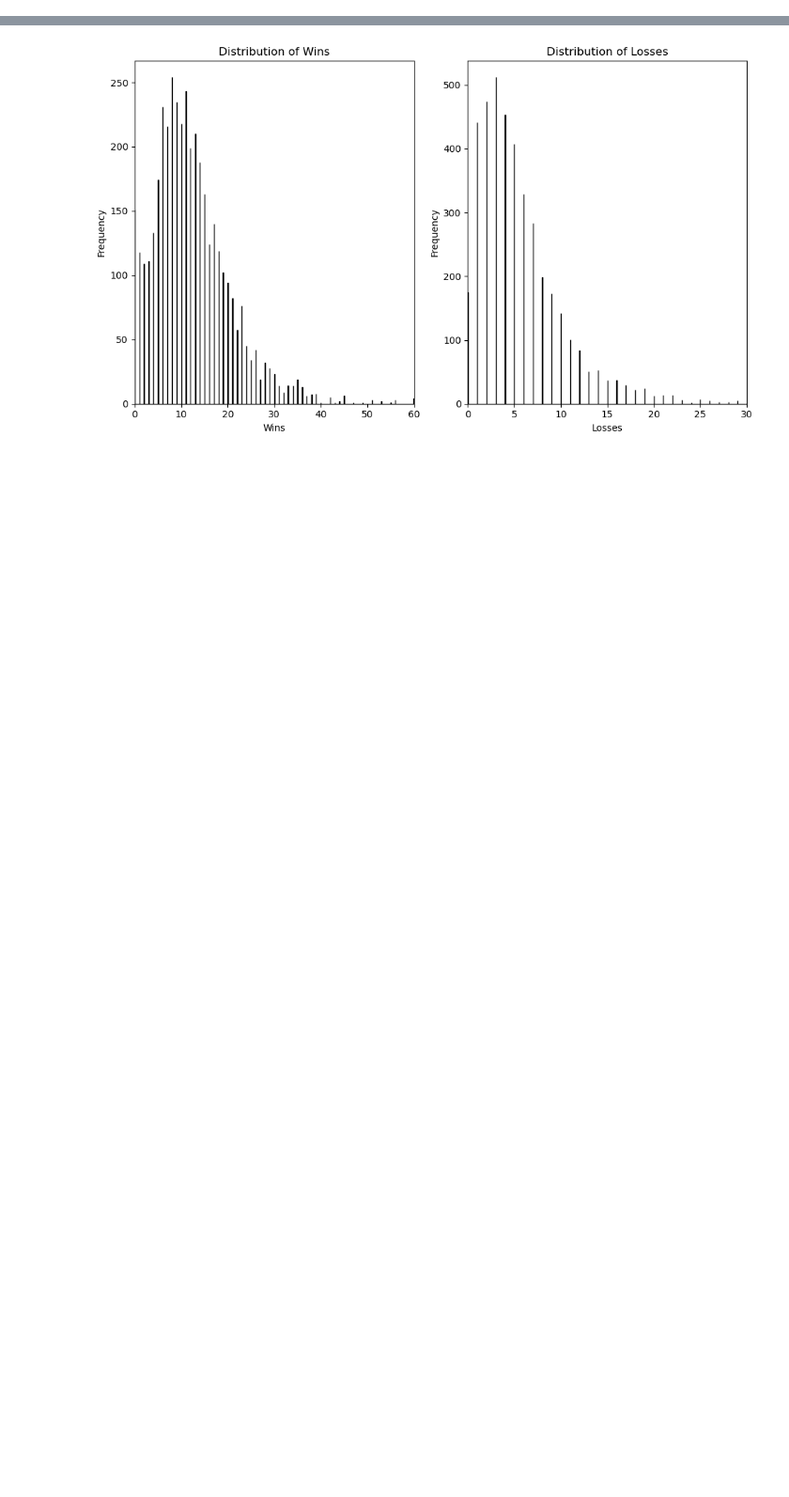
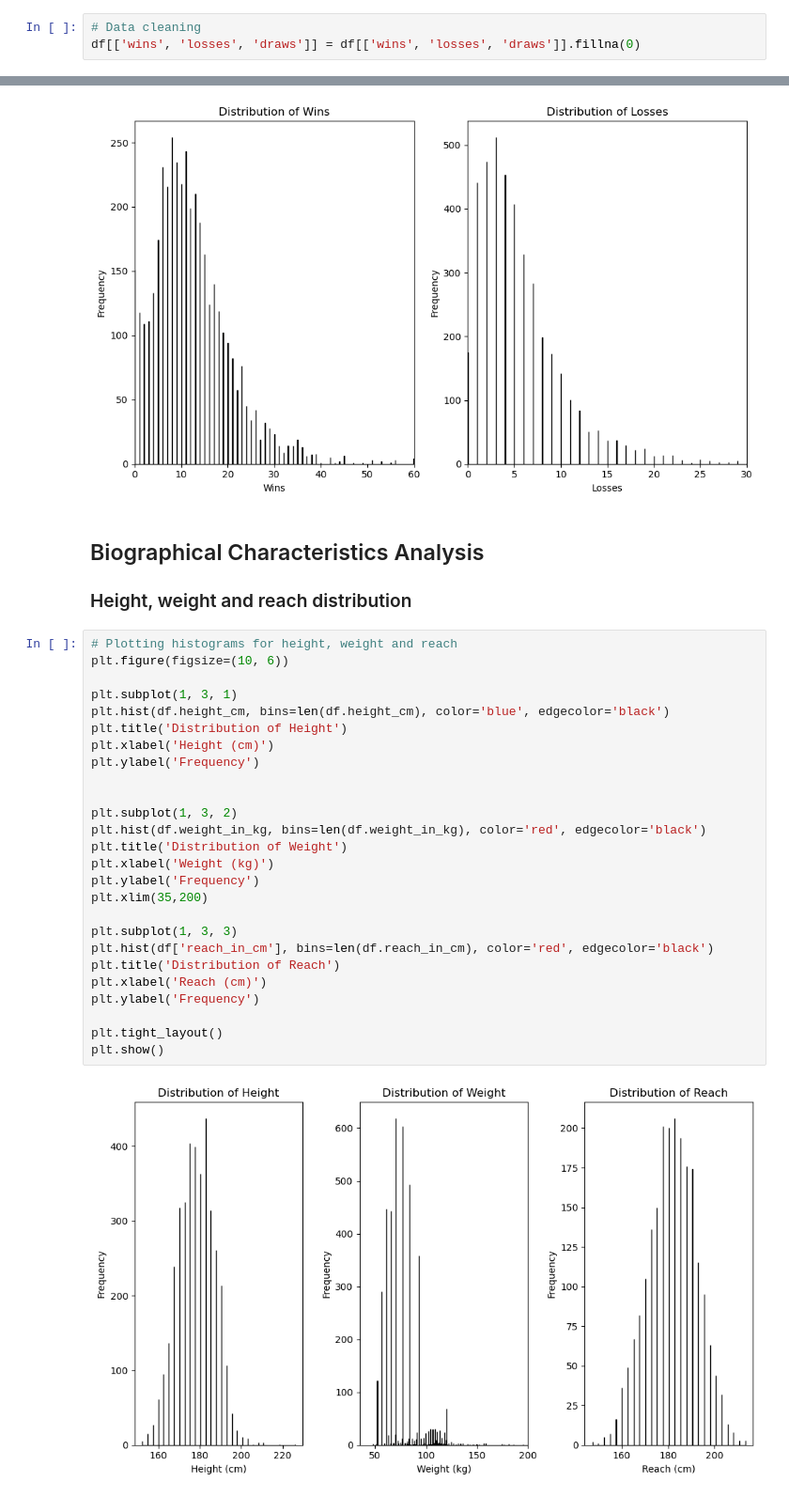
Before and after one commit to lenifilgueira/UFC-Fighters-Analysis, a Jupyter notebook: UFC Fighters Analysis.ipynb, the cells around one changed output, grey strips where cells are left out. Shown: that part at 94% size. Saved outputs shown, nothing was run; the diff lists cells and outputs as text; blank space fills up the shorter version.

Commit message:
Additional analysis and visualizations

```diff
--- a/UFC Fighters Analysis.ipynb
+++ b/UFC Fighters Analysis.ipynb
@@ -10,5 +11,8 @@ pd.set_option('display.max_columns', None)
 # %%
 # Read the CSV file
 df = pd.read_csv('ufc-fighters-statistics.csv')
+# %%
+# Data cleaning
+df[['wins', 'losses', 'draws']] = df[['wins', 'losses', 'draws']].fillna(0)
 # %% [markdown]
 # Win-Loss Distribution Analysis
@@ -57,3 +94,34 @@ plt.tight_layout()
 plt.show()
 # %% [output]
 [figure]
+# %% [markdown]
+## Biographical Characteristics Analysis
+### Height, weight and reach distribution
+# %%
+# Plotting histograms for height, weight and reach
+plt.figure(figsize=(10, 6))
+
+plt.subplot(1, 3, 1)
+plt.hist(df.height_cm, bins=len(df.height_cm), color='blue', edgecolor='black')
+plt.title('Distribution of Height')
+plt.xlabel('Height (cm)')
+plt.ylabel('Frequency')
+
+
+plt.subplot(1, 3, 2)
+plt.hist(df.weight_in_kg, bins=len(df.weight_in_kg), color='red', edgecolor='black')
+plt.title('Distribution of Weight')
+plt.xlabel('Weight (kg)')
+plt.ylabel('Frequency')
+plt.xlim(35,200)
+
+plt.subplot(1, 3, 3)
+plt.hist(df['reach_in_cm'], bins=len(df.reach_in_cm), color='red', edgecolor='black')
+plt.title('Distribution of Reach')
+plt.xlabel('Reach (cm)')
+plt.ylabel('Frequency')
+
+plt.tight_layout()
+plt.show()
+# %% [output]
+[figure, added]
```
Also changed, not shown: parts of 16 cells of this notebook, 1 other file.
